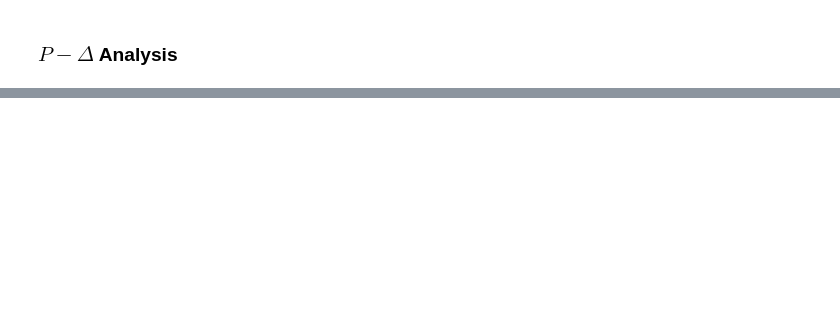
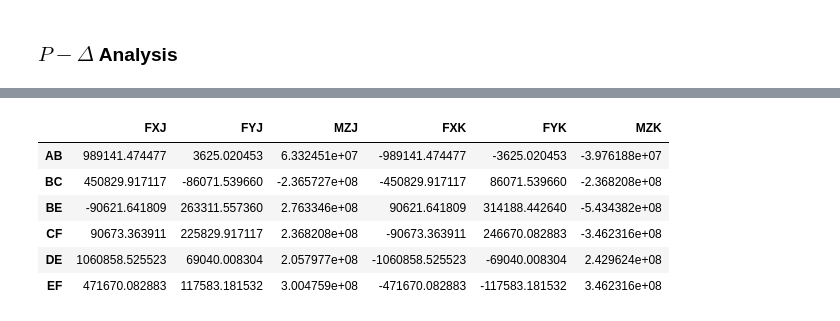
Before and after one commit to nholtz/structural-analysis, a Jupyter notebook: matrix-methods/frame2d/example-KG82.ipynb, the cells around one changed output, grey strips where cells are left out. Saved outputs shown, nothing was run; the diff lists cells and outputs as text; code cells hidden in the pictures; blank space fills up the shorter version.

```diff
--- a/matrix-methods/frame2d/example-KG82.ipynb
+++ b/matrix-methods/frame2d/example-KG82.ipynb
@@ -38,0 +81,3 @@ The above are the results of a first-order analysis and should be compared with
+# %%
+m = R[['MZJ','MZK']]*1E-6
+(100*(m - BOOK[['MZJ','MZK']])/m).round(2)
@@ -69,0 +131,12 @@ frame.plot()
+# %%
+import pandas as pd
+
+BM = [('AB',64.0,-39.2),    # values given on gigure, above
+      ('BC',-236.,-237.),
+      ('DE',207.,244.),
+      ('EF',301.,347.),
+      ('BE',276.,-544.),
+      ('CF',237.,-347.)]
+
+BOOK = pd.DataFrame({m:{'MZJ':a,'MZK':b} for m,a,b in BM}).T
+BOOK
@@ -69,0 +151,13 @@ frame.plot()
+# %%
+R = frame.get_mefs()       # get our member end forces for the same members
+#R[['MZJ']] - BOOK[['MZJ']]
+R = R.ix[BOOK.index]
+R
+# %% [output]
+|  | FXJ | FYJ | MZJ | FXK | FYK | MZK |
+| AB | 989141.474477 | 3625.020453 | 6.332451e+07 | -989141.474477 | -3625.020453 | -3.976188e+07 |
+| BC | 450829.917117 | -86071.539660 | -2.365727e+08 | -450829.917117 | 86071.539660 | -2.368208e+08 |
+| BE | -90621.641809 | 263311.557360 | 2.763346e+08 | 90621.641809 | 314188.442640 | -5.434382e+08 |
+| CF | 90673.363911 | 225829.917117 | 2.368208e+08 | -90673.363911 | 246670.082883 | -3.462316e+08 |
+| DE | 1060858.525523 | 69040.008304 | 2.057977e+08 | -1060858.525523 | -69040.008304 | 2.429624e+08 |
+| EF | 471670.082883 | 117583.181532 | 3.004759e+08 | -471670.082883 | -117583.181532 | 3.462316e+08 |
```
Also changed, not shown: parts of 15 cells of this notebook, 3 other files.
